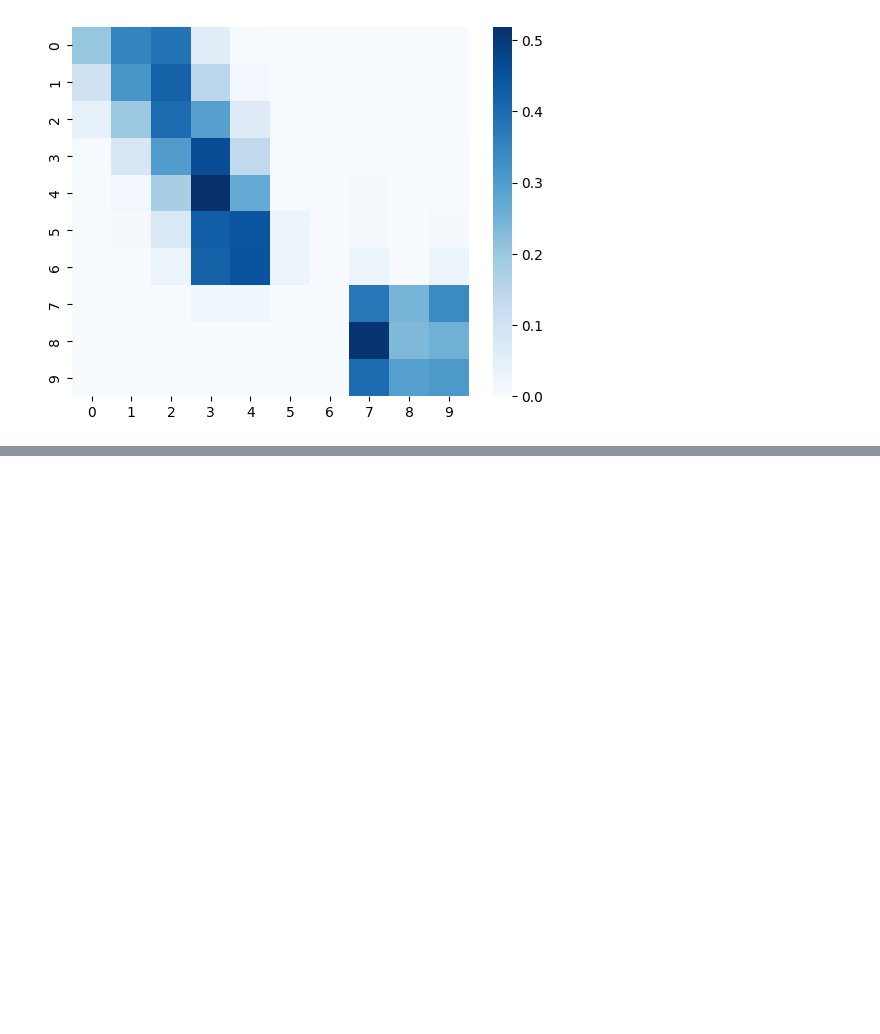
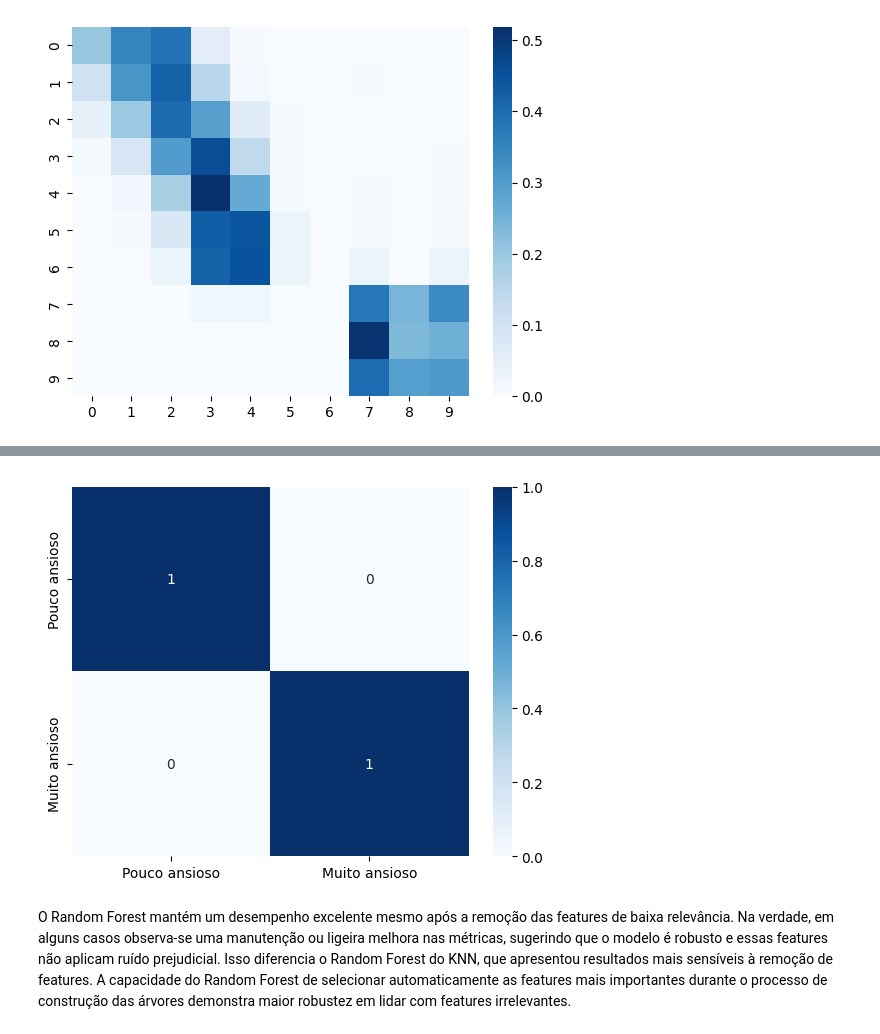
Before and after one commit to joaoloss/social-anxiety-analysis, a Jupyter notebook: src.ipynb, the cells around one changed output, grey strips where cells are left out. Drawn from its saved outputs; the diff is of its cells as text; code cells hidden in the pictures; blank space fills up the shorter version.

```diff
--- a/src.ipynb
+++ b/src.ipynb
@@ -948,0 +1072,3 @@ weighted avg       0.34      0.33      0.31      2750
+# %%
+y_pred_no_irrelevant = clf_no_irrelevant.predict(test_df_level_1.drop(columns=irrelevant_cols + ['label', 'original_label']))
+print(classification_report(y_1_test, y_pred_no_irrelevant))
@@ -948,0 +1084,6 @@ weighted avg       0.34      0.33      0.31      2750
+# %%
+sns.heatmap(confusion_matrix(y_1_test, y_pred_no_irrelevant, normalize='true'), annot=True, cmap='Blues', xticklabels=['Pouco ansioso', 'Muito ansioso'], yticklabels=['Pouco ansioso', 'Muito ansioso']);
+# %% [output]
+[figure, added]
+# %% [markdown]
+O Random Forest mantém um desempenho excelente mesmo após a remoção das features de baixa relevância. Na verdade, em alguns casos observa-se uma manutenção ou ligeira melhora nas métricas, sugerindo que o modelo é robusto e essas features não aplicam ruído prejudicial. Isso diferencia o Random Forest do KNN, que apresentou resultados mais sensíveis à remoção de features. A capacidade do Random Forest de selecionar automaticamente as features mais importantes durante o processo de construção das árvores demonstra maior robustez em lidar com features irrelevantes.
```
Also changed, not shown: parts of 26 cells of this notebook.
